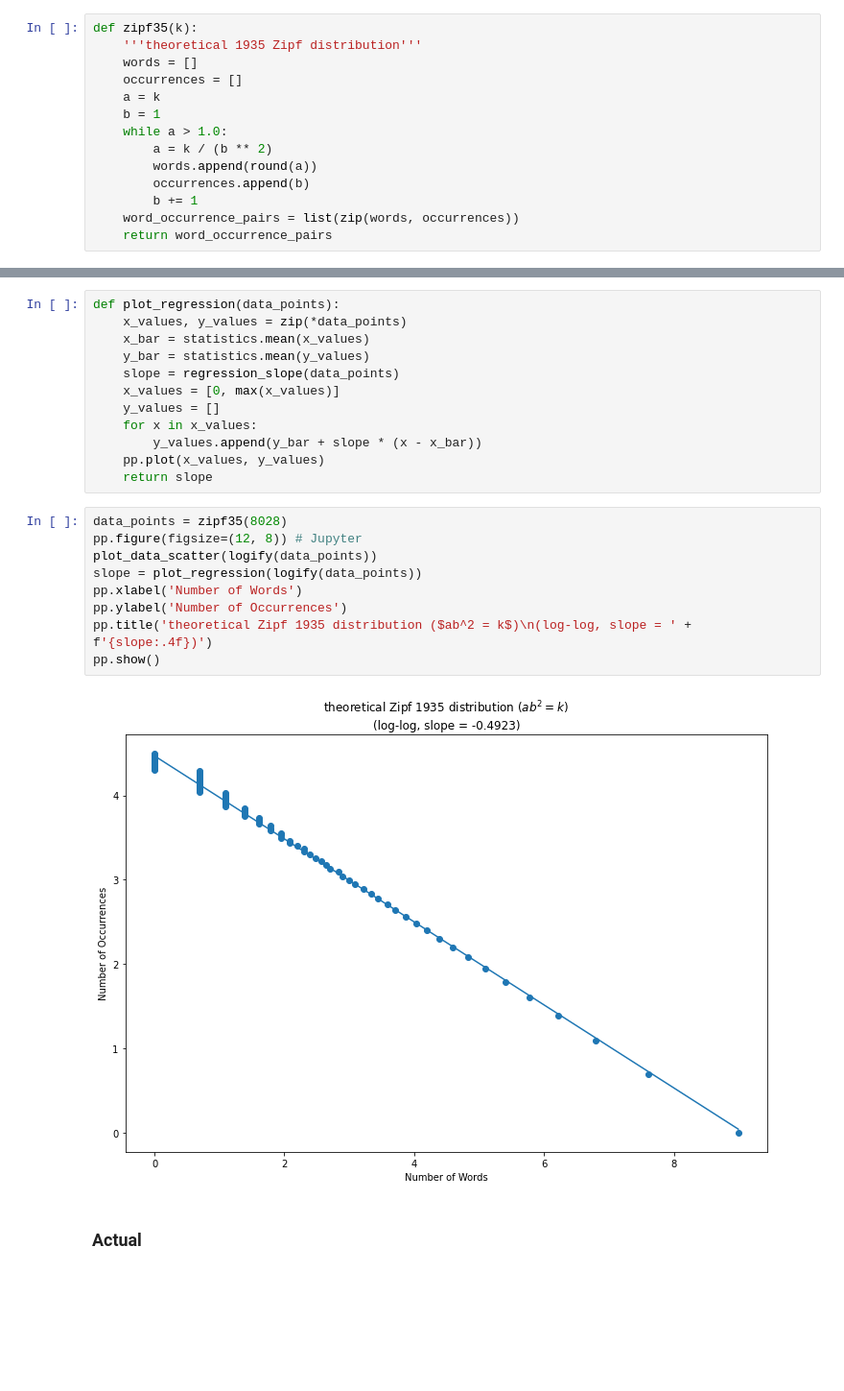
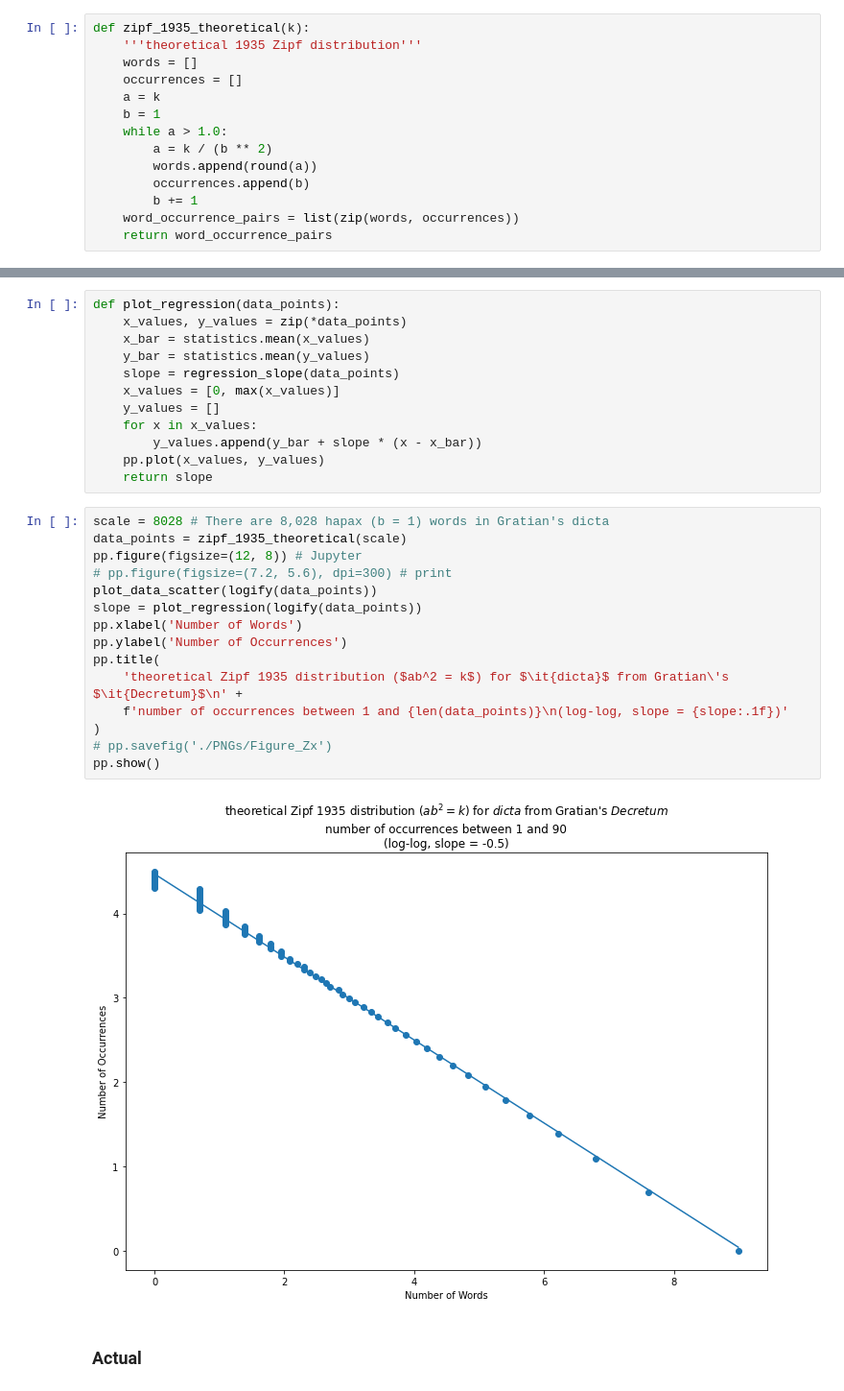
Before and after one commit to decretist/Dissertation, a Jupyter notebook: Notebooks/Zipf/Zipf35.ipynb, the cells around one changed output, grey strips where cells are left out. Shown at 96% size. Drawn from its saved outputs; the diff is of its cells as text; blank space fills up the shorter version.

Commit message:
Refactor Zipf 1935 notebook

```diff
--- a/Notebooks/Zipf/Zipf35.ipynb
+++ b/Notebooks/Zipf/Zipf35.ipynb
@@ -5,7 +5,7 @@ Generate a theoretical plot for the 1935 ($ab^2 = k$) formulation of Zipf's law
 # %% [markdown]
 ### Theoretical
 # %%
-def zipf35(k):
+def zipf_1935_theoretical(k):
     '''theoretical 1935 Zipf distribution'''
     words = []
     occurrences = []
@@ -63,16 +63,22 @@ def plot_regression(data_points):
     pp.plot(x_values, y_values)
     return slope
 # %%
-data_points = zipf35(8028)
+scale = 8028 # There are 8,028 hapax (b = 1) words in Gratian's dicta
+data_points = zipf_1935_theoretical(scale)
 pp.figure(figsize=(12, 8)) # Jupyter
+# pp.figure(figsize=(7.2, 5.6), dpi=300) # print
 plot_data_scatter(logify(data_points))
 slope = plot_regression(logify(data_points))
 pp.xlabel('Number of Words')
 pp.ylabel('Number of Occurrences')
-pp.title('theoretical Zipf 1935 distribution ($ab^2 = k$)\n(log-log, slope = ' + f'{slope:.4f})')
+pp.title(
+    'theoretical Zipf 1935 distribution ($ab^2 = k$) for $\it{dicta}$ from Gratian\'s $\it{Decretum}$\n' +
+    f'number of occurrences between 1 and {len(data_points)}\n(log-log, slope = {slope:.1f})'
+)
+# pp.savefig('./PNGs/Figure_Zx')
 pp.show()
 # %% [output]
-[figure, old version]
+[figure, new version]
 # %% [markdown]
 ### Actual
 # %%
```
Also changed, not shown: parts of 5 cells of this notebook, 4 other files.
